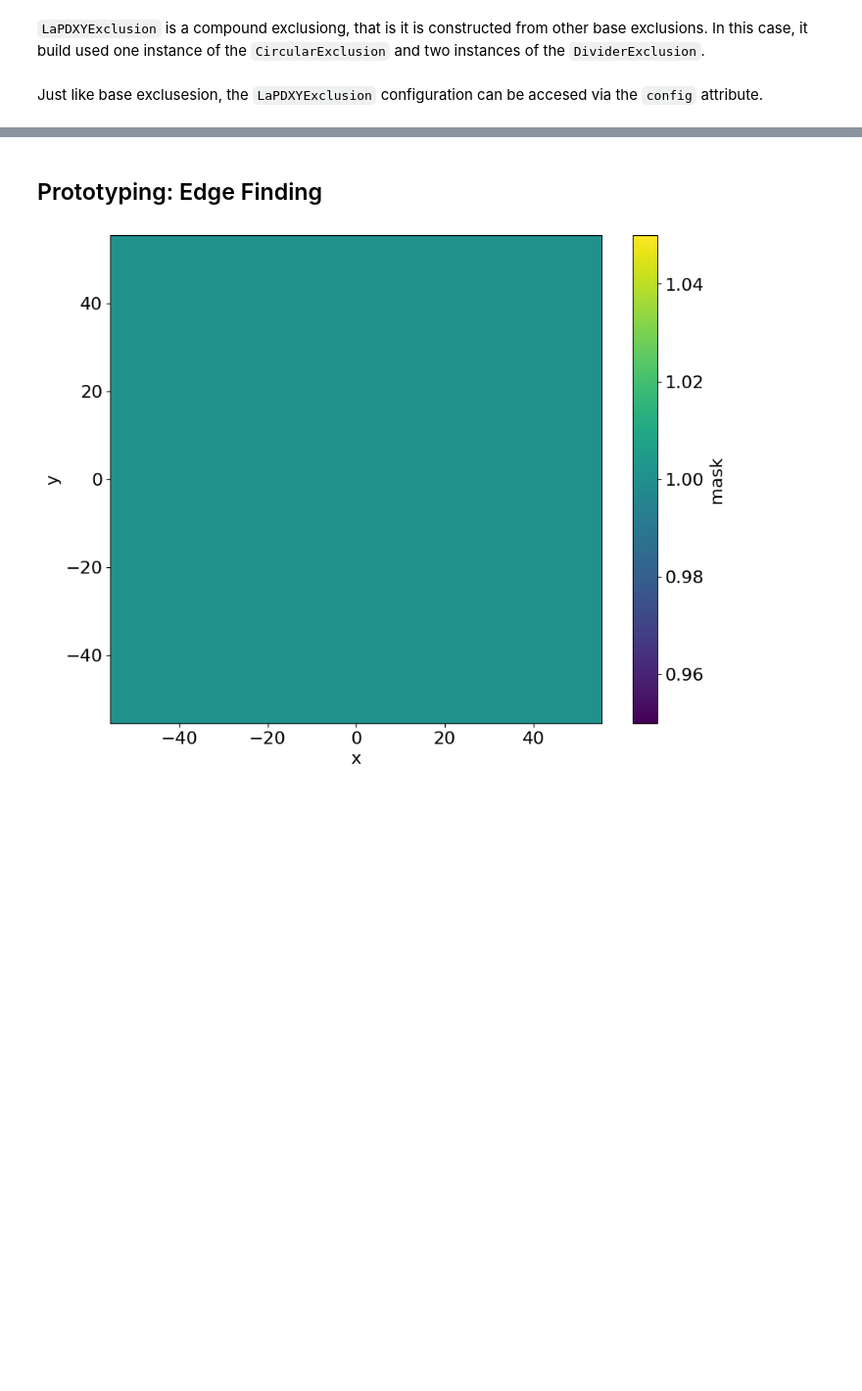
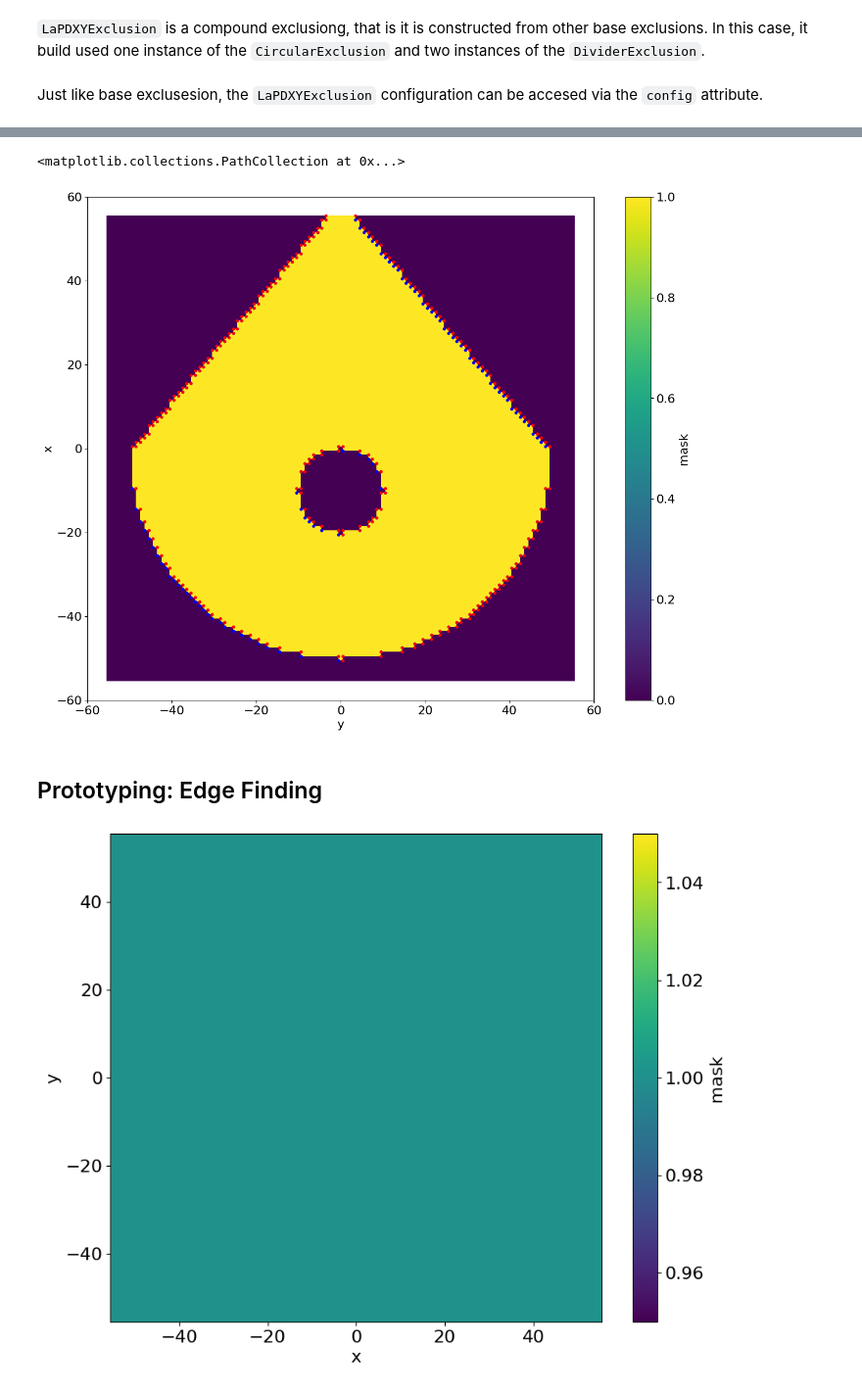
Before and after one commit to BaPSF/bapsf_motion, a Jupyter notebook: docs/notebooks/motion_list/exclusion_lapd_XY.ipynb, the cells around one changed output, grey strips where cells are left out. Shown at 98% size. Saved outputs shown, nothing was run; the diff lists cells and outputs as text; code cells hidden in the pictures; blank space fills up the shorter version.

```diff
--- a/docs/notebooks/motion_list/exclusion_lapd_XY.ipynb
+++ b/docs/notebooks/motion_list/exclusion_lapd_XY.ipynb
@@ -172,0 +186,12 @@ ex.config
+# %%
+size = 111
+side = np.linspace(-55, 55, num=size)
+ds = xr.Dataset(
+    {"mask": (("x", "y"), np.ones((size, size), dtype=bool))},
+    coords={
+        "x": side,
+        "y": side,
+    },
+)
+
+ds.mask.plot(x="x", y="y");
@@ -172,0 +202,21 @@ ex.config
+# %%
+ex = LaPDXYExclusion(ds)
+exC = CircularExclusion(ds, radius=10, center=(-10,0), exclude="inside")
+
+ds.mask.plot(x="x", y="y")
+
+colors = ["blue", "red", "orange"]
+ii = 0
+for subex in ex.composed_exclusions:
+    if not isinstance(subex, DividerExclusion):
+        continue
+
+    (slope, intercept) = subex.mb
+    color = colors[np.mod(ii, len(colors))]
+    if np.isinf(slope):
+        ylim = plt.gca().get_ylim()
+        plt.vlines(intercept, *ylim, color=color)
+    else:
+        plt.plot(side, slope * side + intercept, color=color)
+
+    ii += 1;
@@ -173,3 +225,17 @@ ex.config
+# %%
+edge_pool = ex._build_edge_pool(ds.mask)
+# %%
+ds.mask.plot(aspect=1.25, size=12)
+
+ax = plt.gca()
+ax.set_ylim(-60, 60)
+ax.set_xlim(-60, 60)
+
+plt.scatter(edge_pool[..., 0, 1], edge_pool[..., 0, 0], color="blue", s=3**2)
+plt.scatter(edge_pool[..., 1, 1], edge_pool[..., 1, 0], color="red", s=3**2)
+# %% [output]
+<matplotlib.collections.PathCollection at 0x...>
+[figure, added]
 # %% [markdown]
 ## Prototyping: Edge Finding
 # %%
```
Also changed, not shown: parts of 8 cells of this notebook, 1 other file.
